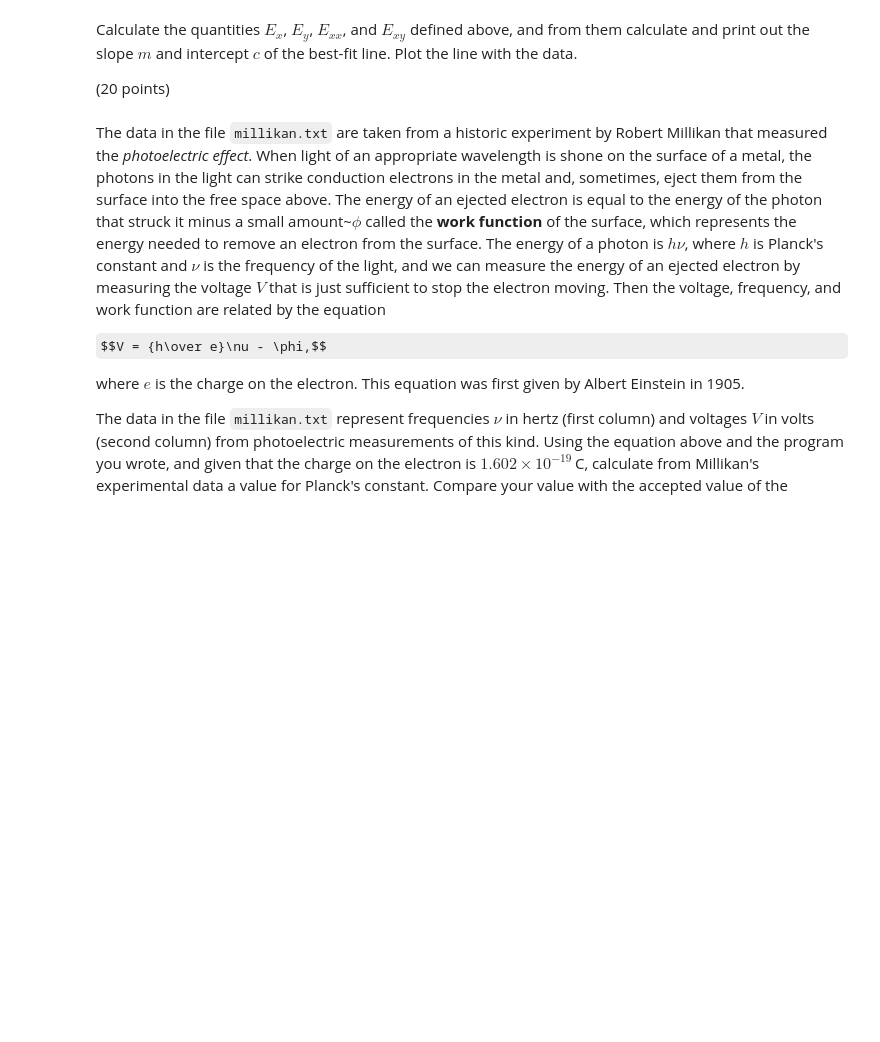
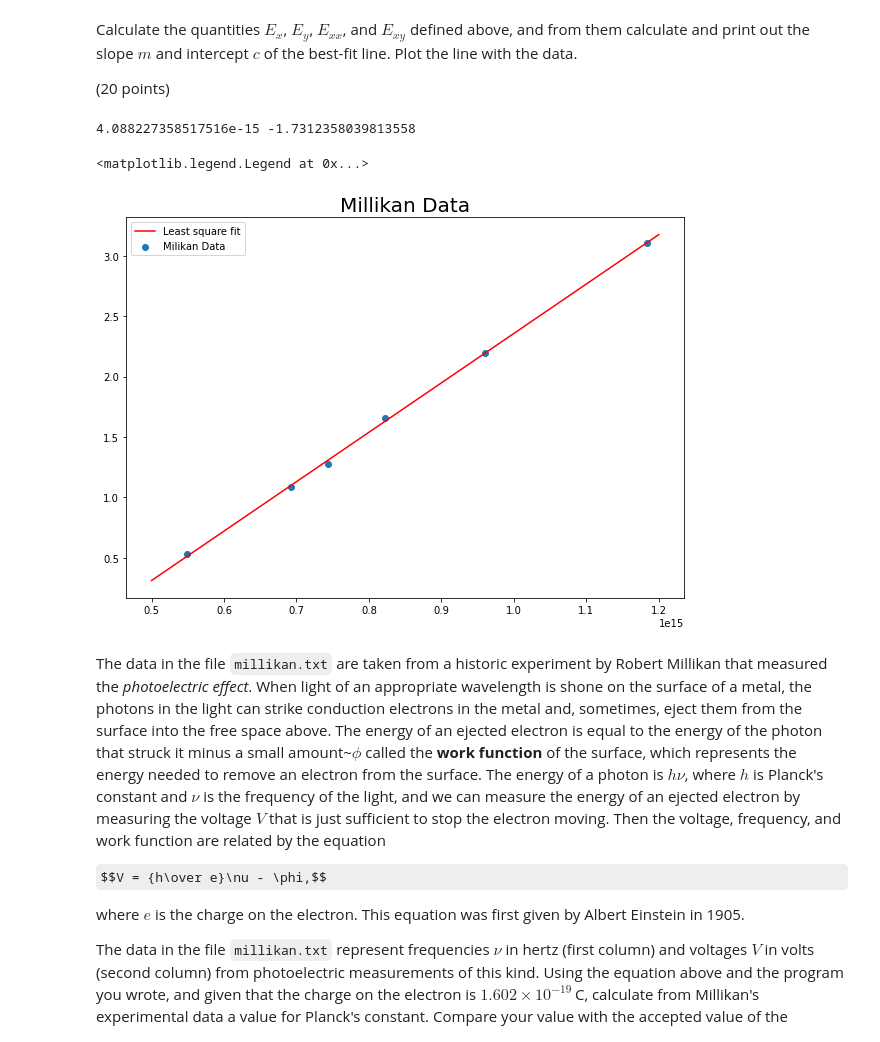
Before and after one commit to GeoffHennessy/Hennessy-Phys50733, a Jupyter notebook: Homework_1/Homework1.ipynb, the cells around one changed output. Saved outputs shown, nothing was run; the diff lists cells and outputs as text; code cells hidden in the pictures; some formulas as TeX source; blank space fills up the shorter version.

```diff
--- a/Homework_1/Homework1.ipynb
+++ b/Homework_1/Homework1.ipynb
@@ -154,6 +202,38 @@ Calculate the quantities $E_x$, $E_y$, $E_{xx}$, and $E_{xy}$ defined above, and
 (20 points)
 # %%
 # code
+milX = np.array(milX)
+milY = np.array(milY)
+
+def E_x(x):
+    return np.sum(x)/len(x)
+
+def E_xy(x,y):
+    return np.sum(x * y) / len(x)
+
+Ex = E_x(milX)
+Ey = E_x(milY)
+Exx = E_x(milX * milX)
+Exy = E_xy(milX,milY)
+
+slope = (Exy - Ex*Ey)/(Exx - Ex*Ex)
+intercept = (Exx*Ey - Ex*Exy)/(Exx - Ex*Ex)
+print(slope,intercept)
+
+xdata = np.linspace(0.5e15,1.2e15,100)
+ydata = slope * xdata + intercept
+
+fig2 = plt.figure(figsize = (10,7))
+ax2 = fig2.add_subplot(111)
+ax2.scatter(milX,milY)
+ax2 = fig2.add_subplot(111)
+ax2.plot(xdata,ydata, c = 'r')
+ax2.set_title("Millikan Data", size = '20')
+ax2.legend([ 'Least square fit','Milikan Data'])
+# %% [output]
+4.088227358517516e-15 -1.7312358039813558
+<matplotlib.legend.Legend at 0x...>
+[figure, added]
 # %% [markdown]
 The data in the file `millikan.txt` are taken from a historic
   experiment by Robert Millikan that measured the
```
Also changed, not shown: parts of 5 cells of this notebook.
